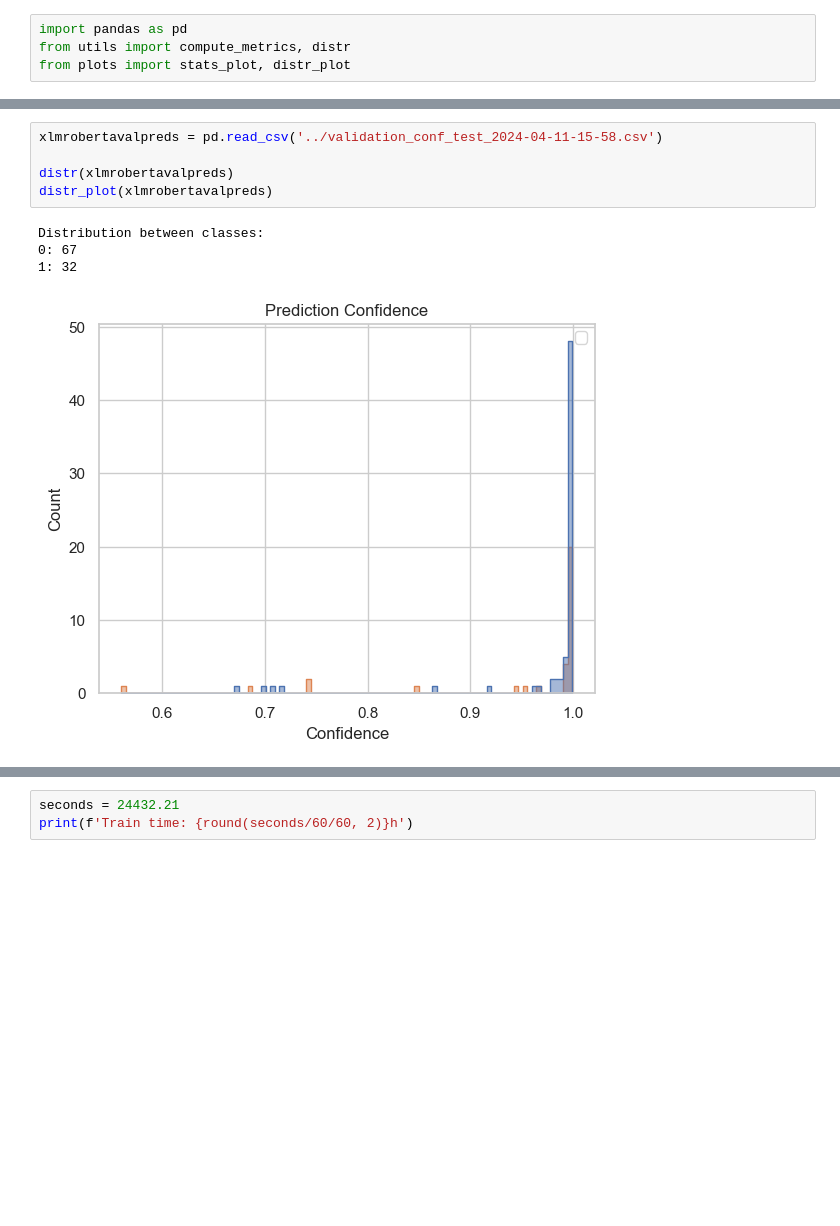
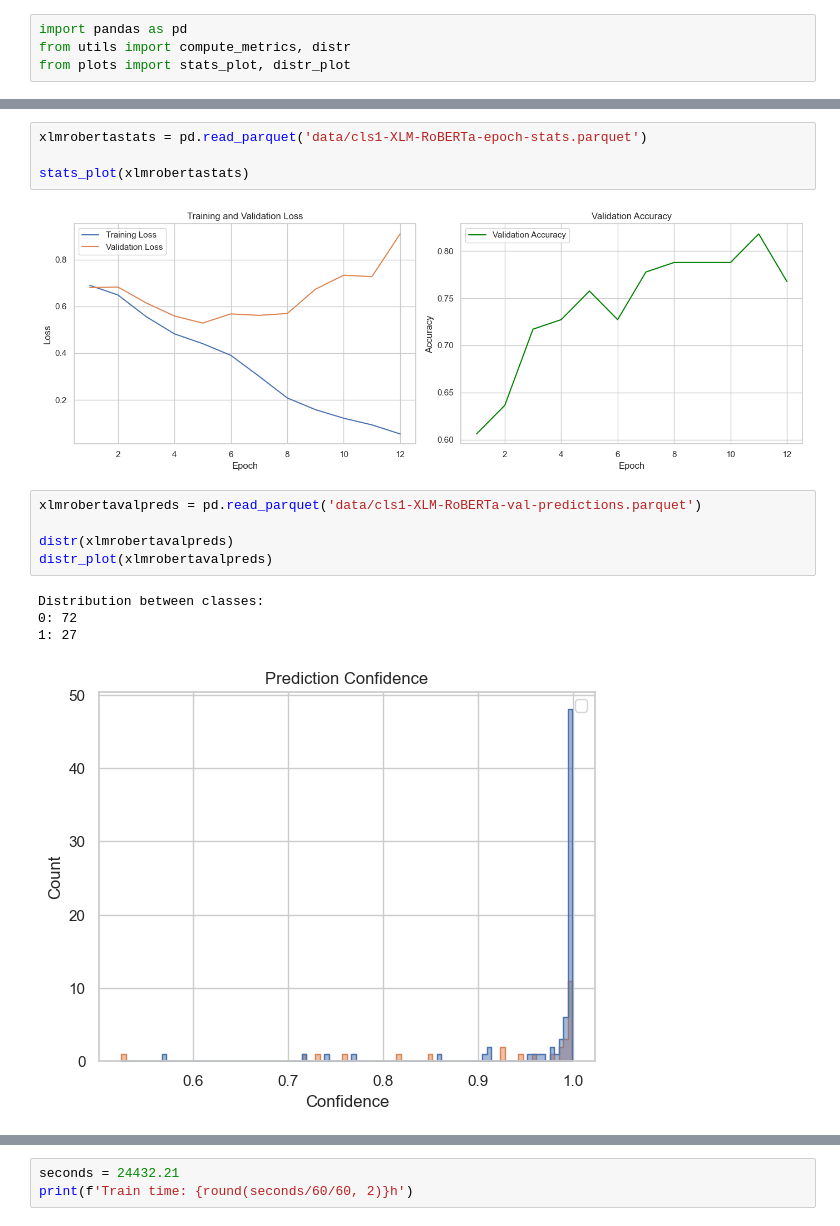
Before and after one commit to goouthy/misinfo-eng-est, a Jupyter notebook: pipeline/classification/cls-comparison.ipynb, the cells around one changed output, grey strips where cells are left out. Drawn from its saved outputs; the diff is of its cells as text; blank space fills up the shorter version.

```diff
--- a/pipeline/classification/cls-comparison.ipynb
+++ b/pipeline/classification/cls-comparison.ipynb
@@ -15,13 +9,19 @@ stats_plot(xlmrobertastats)
-# %%
-xlmrobertavalpreds = pd.read_csv('../validation_conf_test_2024-04-11-15-58.csv')
-
-distr(xlmrobertavalpreds)
-distr_plot(xlmrobertavalpreds)
-# %% [output]
-Distribution between classes:
-0: 67
-1: 32
-[figure, removed]
+# %%
+xlmrobertastats = pd.read_parquet('data/cls1-XLM-RoBERTa-epoch-stats.parquet')
+
+stats_plot(xlmrobertastats)
+# %% [output]
+[figure, added]
+# %%
+xlmrobertavalpreds = pd.read_parquet('data/cls1-XLM-RoBERTa-val-predictions.parquet')
+
+distr(xlmrobertavalpreds)
+distr_plot(xlmrobertavalpreds)
+# %% [output]
+Distribution between classes:
+0: 72
+1: 27
+[figure, added]
 # %%
 compute_metrics(xlmrobertavalpreds, 0)
 compute_metrics(xlmrobertavalpreds, 0.995)
```
Also changed, not shown: parts of 15 cells of this notebook, 20 other files.
